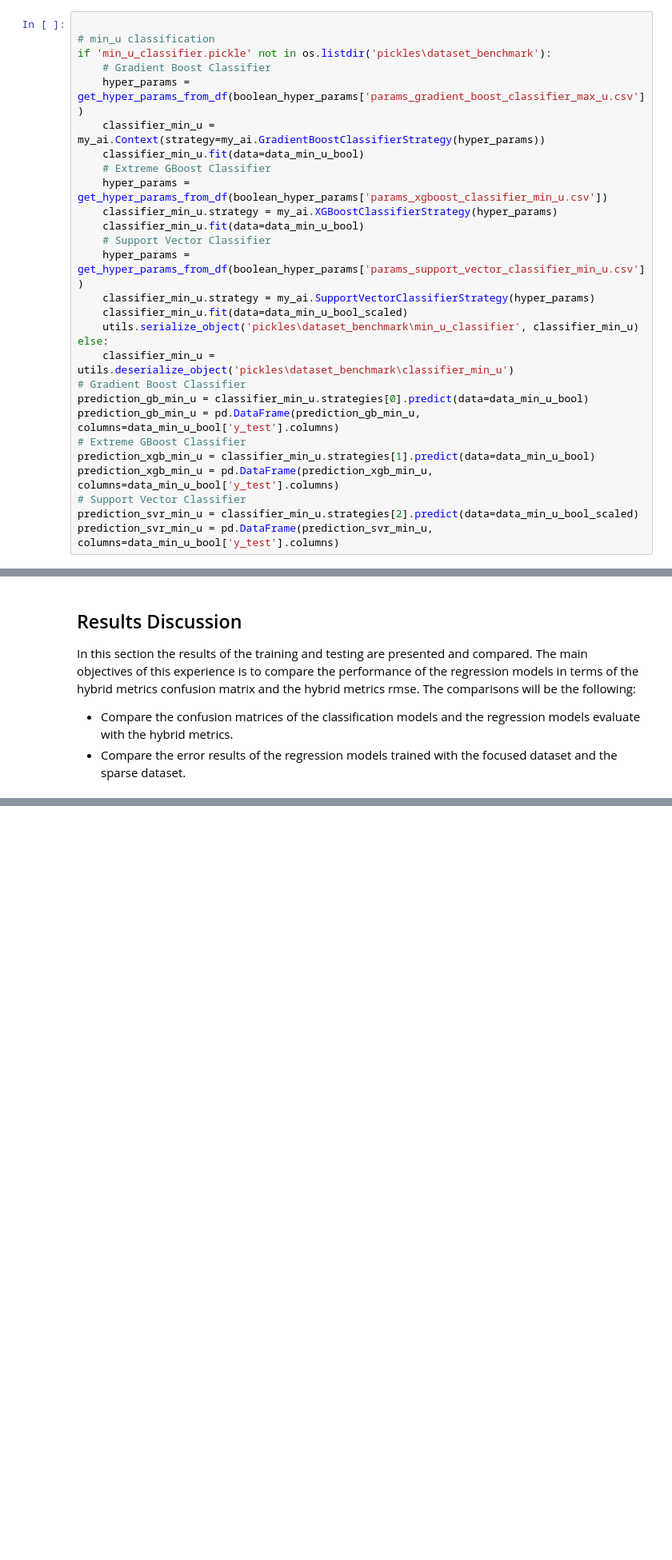
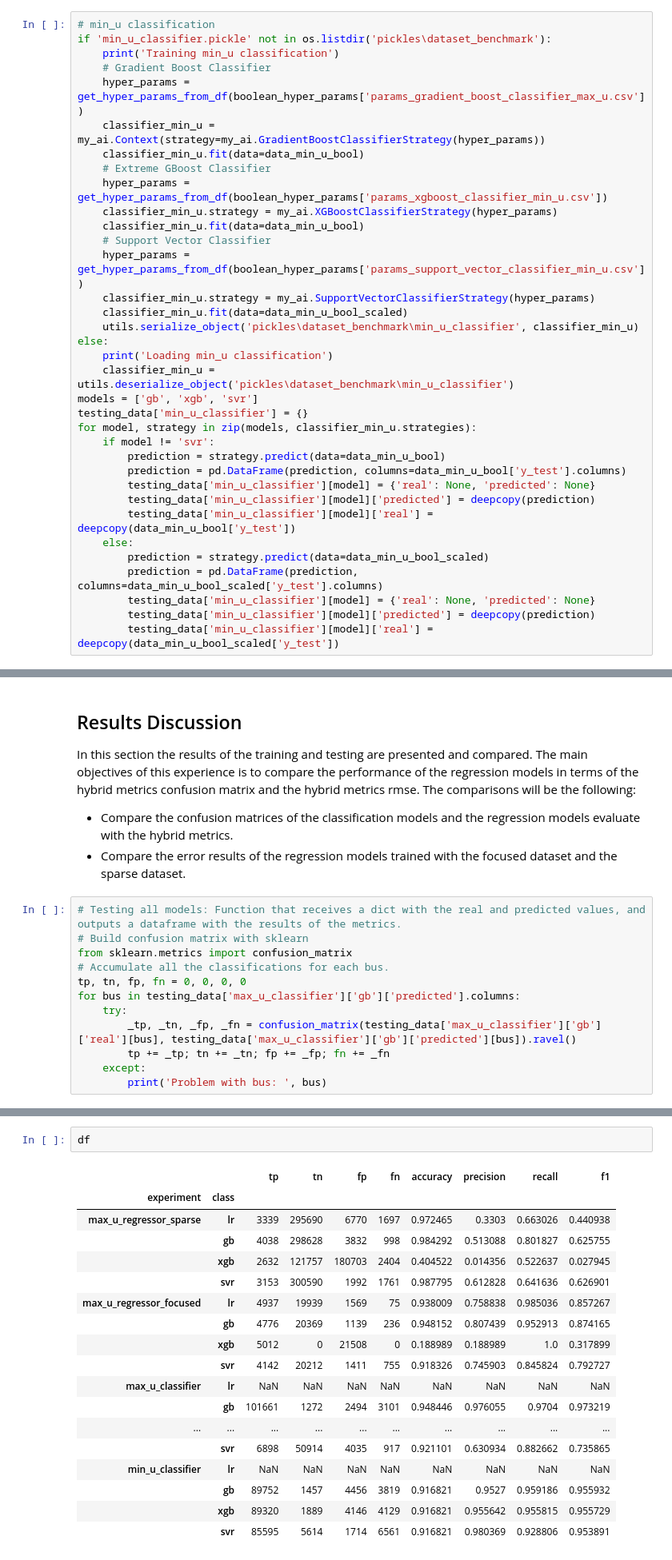
Before and after one commit to jamilsonjr/AI-to-forecast-constraints-in-the-energy-systems, a Jupyter notebook: jupyter_notebooks/datasets_benchmark.ipynb, the cells around one changed output, grey strips where cells are left out. Shown: that part at 80% size. Drawn from its saved outputs; the diff is of its cells as text; blank space fills up the shorter version.

```diff
--- a/jupyter_notebooks/datasets_benchmark.ipynb
+++ b/jupyter_notebooks/datasets_benchmark.ipynb
@@ -328,7 +346,7 @@ prediction_svr_min_u = pd.DataFrame(prediction_svr_min_u, columns=data_min_u_foc
 # %%
-
 # min_u classification
 if 'min_u_classifier.pickle' not in os.listdir('pickles\dataset_benchmark'):
+    print('Training min_u classification')
     # Gradient Boost Classifier
     hyper_params = get_hyper_params_from_df(boolean_hyper_params['params_gradient_boost_classifier_max_u.csv'])
     classifier_min_u = my_ai.Context(strategy=my_ai.GradientBoostClassifierStrategy(hyper_params))
@@ -343,13 +361,20 @@ if 'min_u_classifier.pickle' not in os.listdir('pickles\dataset_benchmark'):
     classifier_min_u.fit(data=data_min_u_bool_scaled)
     utils.serialize_object('pickles\dataset_benchmark\min_u_classifier', classifier_min_u)
 else:
-    classifier_min_u = utils.deserialize_object('pickles\dataset_benchmark\classifier_min_u')
-# Gradient Boost Classifier
-prediction_gb_min_u = classifier_min_u.strategies[0].predict(data=data_min_u_bool)
-prediction_gb_min_u = pd.DataFrame(prediction_gb_min_u, columns=data_min_u_bool['y_test'].columns)
-# Extreme GBoost Classifier
-prediction_xgb_min_u = classifier_min_u.strategies[1].predict(data=data_min_u_bool)
-prediction_xgb_min_u = pd.DataFrame(prediction_xgb_min_u, columns=data_min_u_bool['y_test'].columns)
-# Support Vector Classifier
-prediction_svr_min_u = classifier_min_u.strategies[2].predict(data=data_min_u_bool_scaled)
-prediction_svr_min_u = pd.DataFrame(prediction_svr_min_u, columns=data_min_u_bool['y_test'].columns)
+    print('Loading min_u classification')
+    classifier_min_u = utils.deserialize_object('pickles\dataset_benchmark\min_u_classifier')
+models = ['gb', 'xgb', 'svr']
+testing_data['min_u_classifier'] = {}
+for model, strategy in zip(models, classifier_min_u.strategies):
+    if model != 'svr':
+        prediction = strategy.predict(data=data_min_u_bool)
+        prediction = pd.DataFrame(prediction, columns=data_min_u_bool['y_test'].columns)
+        testing_data['min_u_classifier'][model] = {'real': None, 'predicted': None}
+        testing_data['min_u_classifier'][model]['predicted'] = deepcopy(prediction)
+        testing_data['min_u_classifier'][model]['real'] = deepcopy(data_min_u_bool['y_test'])
+    else:
+        prediction = strategy.predict(data=data_min_u_bool_scaled)
+        prediction = pd.DataFrame(prediction, columns=data_min_u_bool_scaled['y_test'].columns)
+        testing_data['min_u_classifier'][model] = {'real': None, 'predicted': None}
+        testing_data['min_u_classifier'][model]['predicted'] = deepcopy(prediction)
+        testing_data['min_u_classifier'][model]['real'] = deepcopy(data_min_u_bool_scaled['y_test'])
@@ -358,3 +385,15 @@ prediction_svr_min_u = pd.DataFrame(prediction_svr_min_u, columns=data_min_u_boo
 In this section the results of the training and testing are presented and compared. The main objectives of this experience is to compare the performance of the regression models in terms of the hybrid metrics confusion matrix and the hybrid metrics rmse. The comparisons will be the following:
 - Compare the confusion matrices of the classification models and the regression models evaluate with the hybrid metrics.
 - Compare the error results of the regression models trained with the focused dataset and the sparse dataset.
+# %%
+# Testing all models: Function that receives a dict with the real and predicted values, and outputs a dataframe with the results of the metrics.
+# Build confusion matrix with sklearn
+from sklearn.metrics import confusion_matrix
+# Accumulate all the classifications for each bus.
+tp, tn, fp, fn = 0, 0, 0, 0
+for bus in testing_data['max_u_classifier']['gb']['predicted'].columns:
+    try:
+        _tp, _tn, _fp, _fn = confusion_matrix(testing_data['max_u_classifier']['gb']['real'][bus], testing_data['max_u_classifier']['gb']['predicted'][bus]).ravel()
+        tp += _tp; tn += _tn; fp += _fp; fn += _fn
+    except:
+        print('Problem with bus: ', bus)
@@ -360,0 +455,21 @@ In this section the results of the training and testing are presented and compar
+# %%
+df
+# %% [output]
+|  |  | tp | tn | fp | fn | accuracy | precision | recall | f1 |
+| experiment | class |  |  |  |  |  |  |  |  |
+| max_u_regressor_sparse | lr | 3339 | 295690 | 6770 | 1697 | 0.972465 | 0.3303 | 0.663026 | 0.440938 |
+|  | gb | 4038 | 298628 | 3832 | 998 | 0.984292 | 0.513088 | 0.801827 | 0.625755 |
+|  | xgb | 2632 | 121757 | 180703 | 2404 | 0.404522 | 0.014356 | 0.522637 | 0.027945 |
+|  | svr | 3153 | 300590 | 1992 | 1761 | 0.987795 | 0.612828 | 0.641636 | 0.626901 |
+| max_u_regressor_focused | lr | 4937 | 19939 | 1569 | 75 | 0.938009 | 0.758838 | 0.985036 | 0.857267 |
+|  | gb | 4776 | 20369 | 1139 | 236 | 0.948152 | 0.807439 | 0.952913 | 0.874165 |
+|  | xgb | 5012 | 0 | 21508 | 0 | 0.188989 | 0.188989 | 1.0 | 0.317899 |
+|  | svr | 4142 | 20212 | 1411 | 755 | 0.918326 | 0.745903 | 0.845824 | 0.792727 |
+| max_u_classifier | lr | NaN | NaN | NaN | NaN | NaN | NaN | NaN | NaN |
+|  | gb | 101661 | 1272 | 2494 | 3101 | 0.948446 | 0.976055 | 0.9704 | 0.973219 |
+| ... | ... | ... | ... | ... | ... | ... | ... | ... | ... |
+|  | svr | 6898 | 50914 | 4035 | 917 | 0.921101 | 0.630934 | 0.882662 | 0.735865 |
+| min_u_classifier | lr | NaN | NaN | NaN | NaN | NaN | NaN | NaN | NaN |
+|  | gb | 89752 | 1457 | 4456 | 3819 | 0.916821 | 0.9527 | 0.959186 | 0.955932 |
+|  | xgb | 89320 | 1889 | 4146 | 4129 | 0.916821 | 0.955642 | 0.955815 | 0.955729 |
+|  | svr | 85595 | 5614 | 1714 | 6561 | 0.916821 | 0.980369 | 0.928806 | 0.953891 |
```
Also changed, not shown: parts of 10 cells of this notebook, 2 other files.
